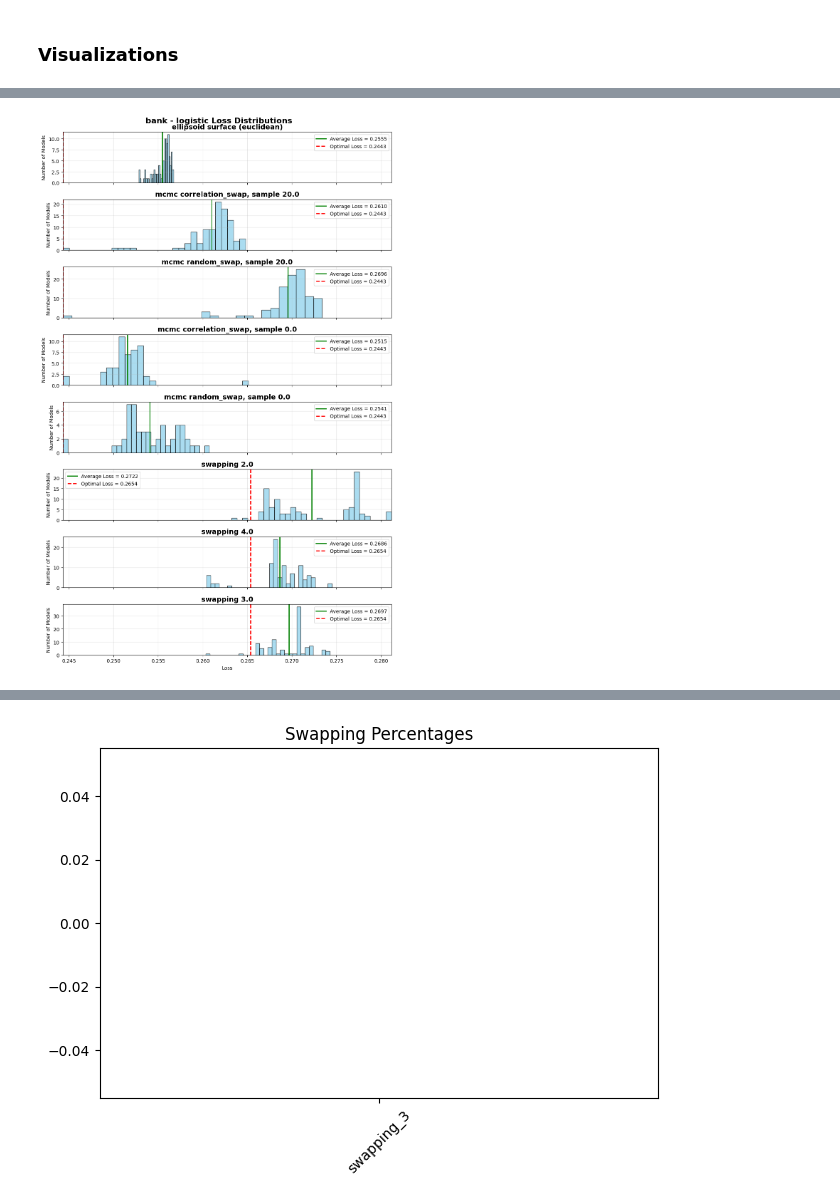
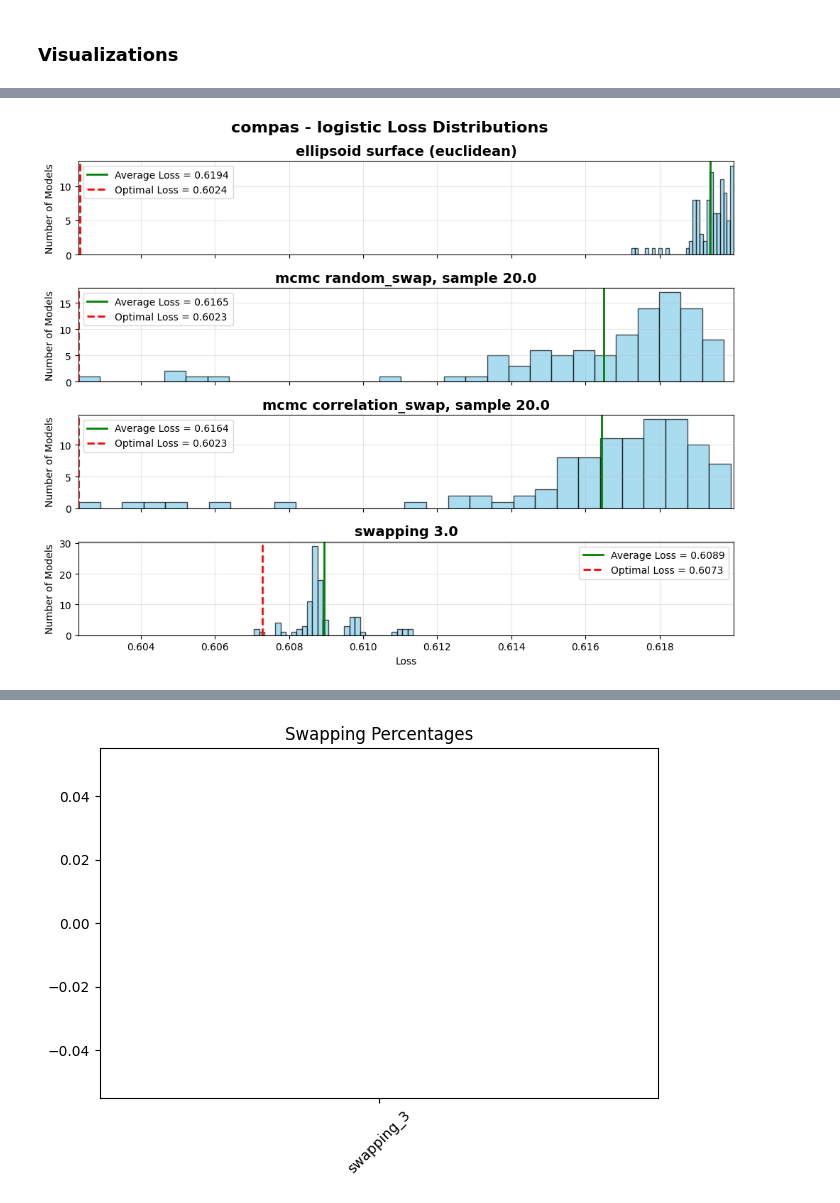
Before and after one commit to chrisli36/gam-rashoman-set, a Jupyter notebook: method_scripts/evaluation.ipynb, the cells around one changed output, grey strips where cells are left out. Drawn from its saved outputs; the diff is of its cells as text; code cells hidden in the pictures.

Commit message:
aligned losses, adjused timing for mcmc

```diff
--- a/method_scripts/evaluation.ipynb
+++ b/method_scripts/evaluation.ipynb
@@ -242,11 +219,18 @@ want_to_plot = [
     'mcmc correlation_swap, sample 20.0',
     'mcmc random_swap, sample 20.0',
     # 'mcmc random, sample 0.0',
-    'mcmc correlation_swap, sample 0.0',
-    'mcmc random_swap, sample 0.0',
+    # 'mcmc correlation_swap, sample 0.0',
+    # 'mcmc random_swap, sample 0.0',
     'swapping 3.0',
 ]
 for dn, df in all_datasets_results.items():
     for i, row in df.iterrows():
         if want_to_plot and get_label(row) not in want_to_plot:
             df.drop(i, inplace=True)
+
+# sort rows by get_label(row)
+for dn, df in all_datasets_results.items():
+    df['_temp_label'] = df.apply(get_label, axis=1)
+    df = df.sort_values(by='_temp_label')
+    df = df.drop(columns=['_temp_label'])
+    all_datasets_results[dn] = df
@@ -391,4 +366,4 @@ all_datasets_results['bank']
 # %%
-show_loss_distributions(all_datasets_results, "bank", "logistic")
+show_loss_distributions(all_datasets_results, "compas", "logistic")
 # %% [output]
-[figure, old version]
+[figure, new version]
```
Also changed, not shown: parts of 14 cells of this notebook, 8 other files.
